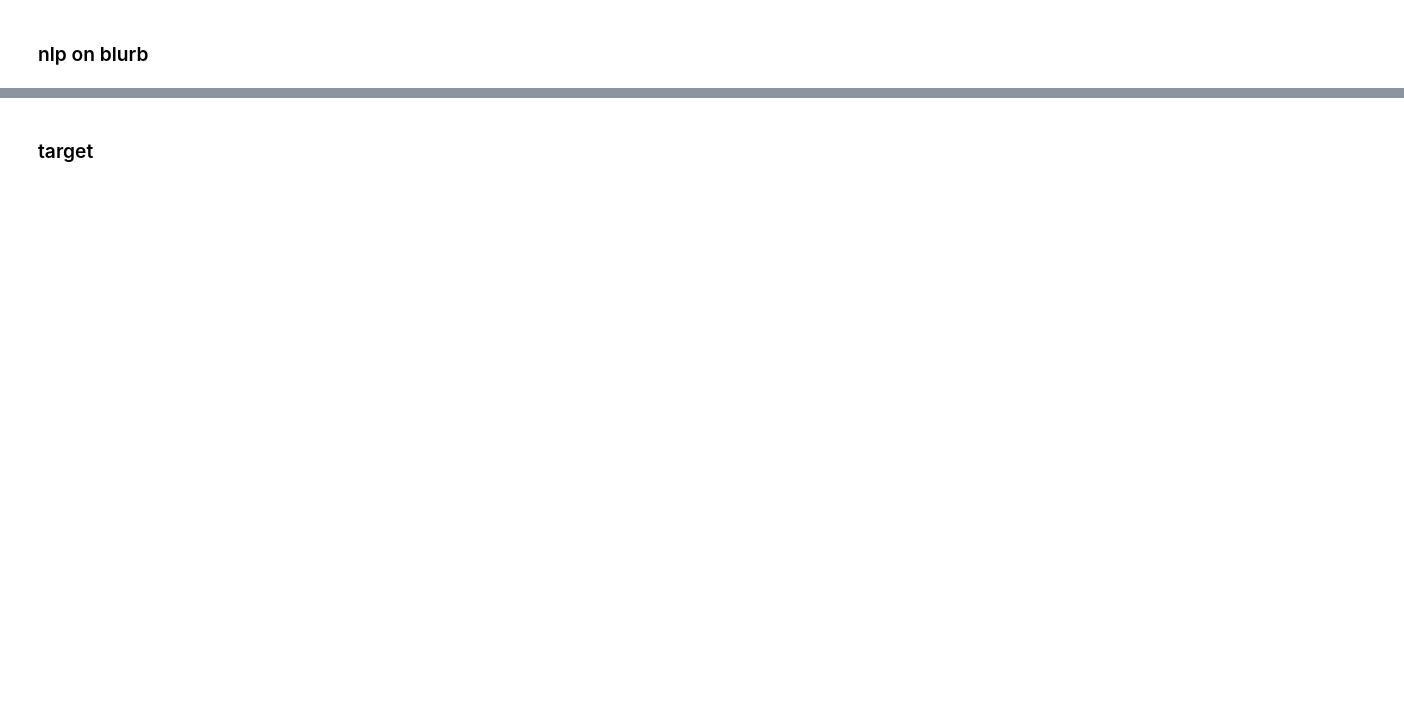
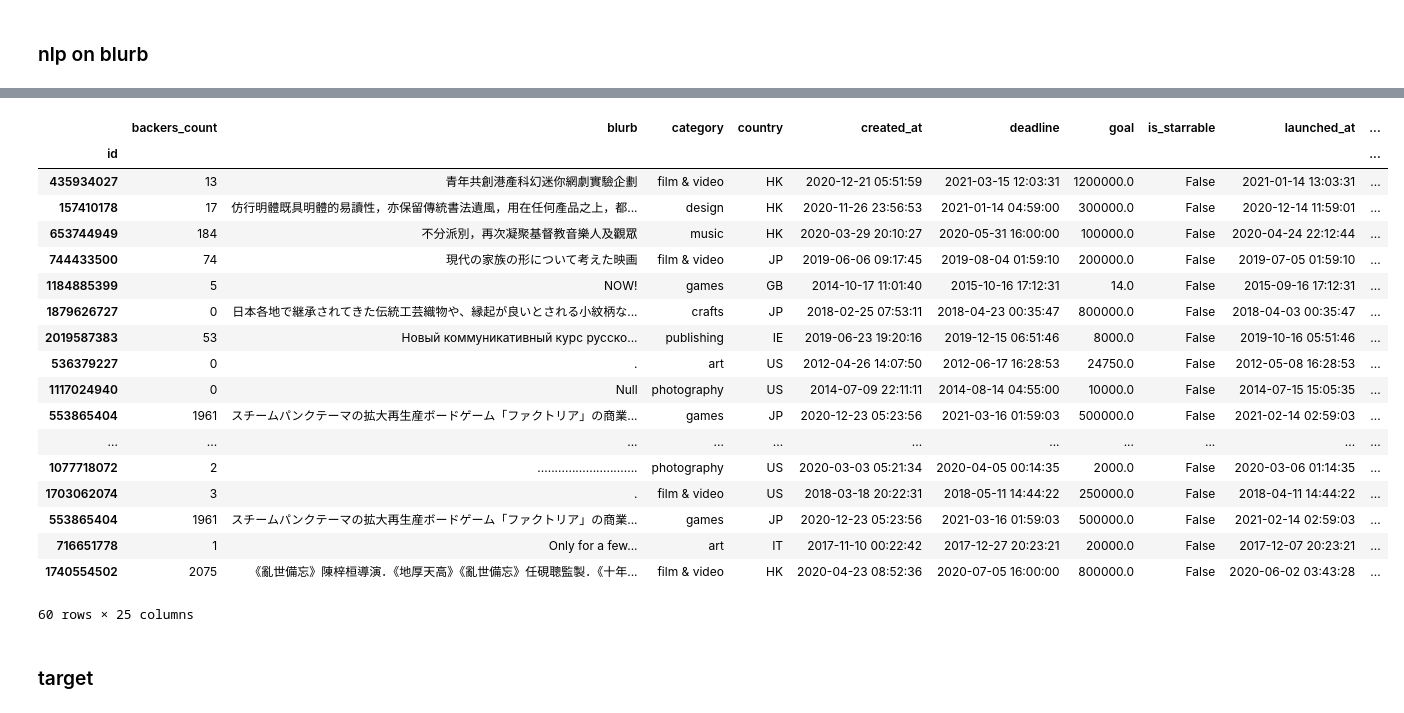
Before and after one commit to alicetsai1020/campaigns_on_kickstarter, a Jupyter notebook: draft.ipynb, the cells around one changed output, grey strips where cells are left out. Drawn from its saved outputs; the diff is of its cells as text; code cells hidden in the pictures; blank space fills up the shorter version.

Commit message:
blurb processing

```diff
--- a/draft.ipynb
+++ b/draft.ipynb
@@ -373,0 +399,33 @@ df['usd_goal'] = round(df['goal'] * df['static_usd_rate'],2)
+# %%
+df.loc[df.index.isin([435934027,  157410178,  653744949,  744433500, 1184885399,
+       1879626727, 2019587383,  536379227, 1117024940,  553865404,
+        620799971,  287267149, 1740554502, 1451290368,  641283724,
+       1052698623, 1331733830,  123163859,  154884726, 1451290368,
+       1694130363, 1052698623, 1717313398,  727243742, 1711857183,
+       1550219993, 1098927674, 1586181837, 1514280939, 1480492870,
+       1680012250,  721106264, 1680012250, 1903053501, 1093194527,
+       1586181837,  256267171,  706466606, 2056420743, 1058795815,
+       1521459466,  123163859, 1619448283, 1823563991,  224219885,
+        744433500, 1357350078, 1858475895,  856311803,    3836669,
+       1824277059, 1550219993,  694587883,   23381768,  608070246,
+       1077718072, 1703062074,  553865404,  716651778, 1740554502])]
+# %% [output]
+|  | backers_count | blurb | category | country | created_at | deadline | goal | is_starrable | launched_at | ... |
+| id |  |  |  |  |  |  |  |  |  | ... |
+| 435934027 | 13 | 青年共創港產科幻迷你網劇實驗企劃 | film & video | HK | 2020-12-21 05:51:59 | 2021-03-15 12:03:31 | 1200000.0 | False | 2021-01-14 13:03:31 | ... |
+| 157410178 | 17 | 仿行明體既具明體的易讀性，亦保留傳統書法遺風，用在任何產品之上，都... | design | HK | 2020-11-26 23:56:53 | 2021-01-14 04:59:00 | 300000.0 | False | 2020-12-14 11:59:01 | ... |
+| 653744949 | 184 | 不分派別，再次凝聚基督教音樂人及觀眾 | music | HK | 2020-03-29 20:10:27 | 2020-05-31 16:00:00 | 100000.0 | False | 2020-04-24 22:12:44 | ... |
+| 744433500 | 74 | 現代の家族の形について考えた映画 | film & video | JP | 2019-06-06 09:17:45 | 2019-08-04 01:59:10 | 200000.0 | False | 2019-07-05 01:59:10 | ... |
+| 1184885399 | 5 | NOW! | games | GB | 2014-10-17 11:01:40 | 2015-10-16 17:12:31 | 14.0 | False | 2015-09-16 17:12:31 | ... |
+| 1879626727 | 0 | 日本各地で継承されてきた伝統工芸織物や、縁起が良いとされる小紋柄な... | crafts | JP | 2018-02-25 07:53:11 | 2018-04-23 00:35:47 | 800000.0 | False | 2018-04-03 00:35:47 | ... |
+| 2019587383 | 53 | Новый коммуникативный курс русско... | publishing | IE | 2019-06-23 19:20:16 | 2019-12-15 06:51:46 | 8000.0 | False | 2019-10-16 05:51:46 | ... |
+| 536379227 | 0 | . | art | US | 2012-04-26 14:07:50 | 2012-06-17 16:28:53 | 24750.0 | False | 2012-05-08 16:28:53 | ... |
+| 1117024940 | 0 | Null | photography | US | 2014-07-09 22:11:11 | 2014-08-14 04:55:00 | 10000.0 | False | 2014-07-15 15:05:35 | ... |
+| 553865404 | 1961 | スチームパンクテーマの拡大再生産ボードゲーム「ファクトリア」の商業... | games | JP | 2020-12-23 05:23:56 | 2021-03-16 01:59:03 | 500000.0 | False | 2021-02-14 02:59:03 | ... |
+| ... | ... | ... | ... | ... | ... | ... | ... | ... | ... | ... |
+| 1077718072 | 2 | ............................. | photography | US | 2020-03-03 05:21:34 | 2020-04-05 00:14:35 | 2000.0 | False | 2020-03-06 01:14:35 | ... |
+| 1703062074 | 3 | . | film & video | US | 2018-03-18 20:22:31 | 2018-05-11 14:44:22 | 250000.0 | False | 2018-04-11 14:44:22 | ... |
+| 553865404 | 1961 | スチームパンクテーマの拡大再生産ボードゲーム「ファクトリア」の商業... | games | JP | 2020-12-23 05:23:56 | 2021-03-16 01:59:03 | 500000.0 | False | 2021-02-14 02:59:03 | ... |
+| 716651778 | 1 | Only for a few... | art | IT | 2017-11-10 00:22:42 | 2017-12-27 20:23:21 | 20000.0 | False | 2017-12-07 20:23:21 | ... |
+| 1740554502 | 2075 | 《亂世備忘》陳梓桓導演．《地厚天高》《亂世備忘》任硯聰監製．《十年... | film & video | HK | 2020-04-23 08:52:36 | 2020-07-05 16:00:00 | 800000.0 | False | 2020-06-02 03:43:28 | ... |
+60 rows × 25 columns
```
Also changed, not shown: parts of 22 cells of this notebook.
